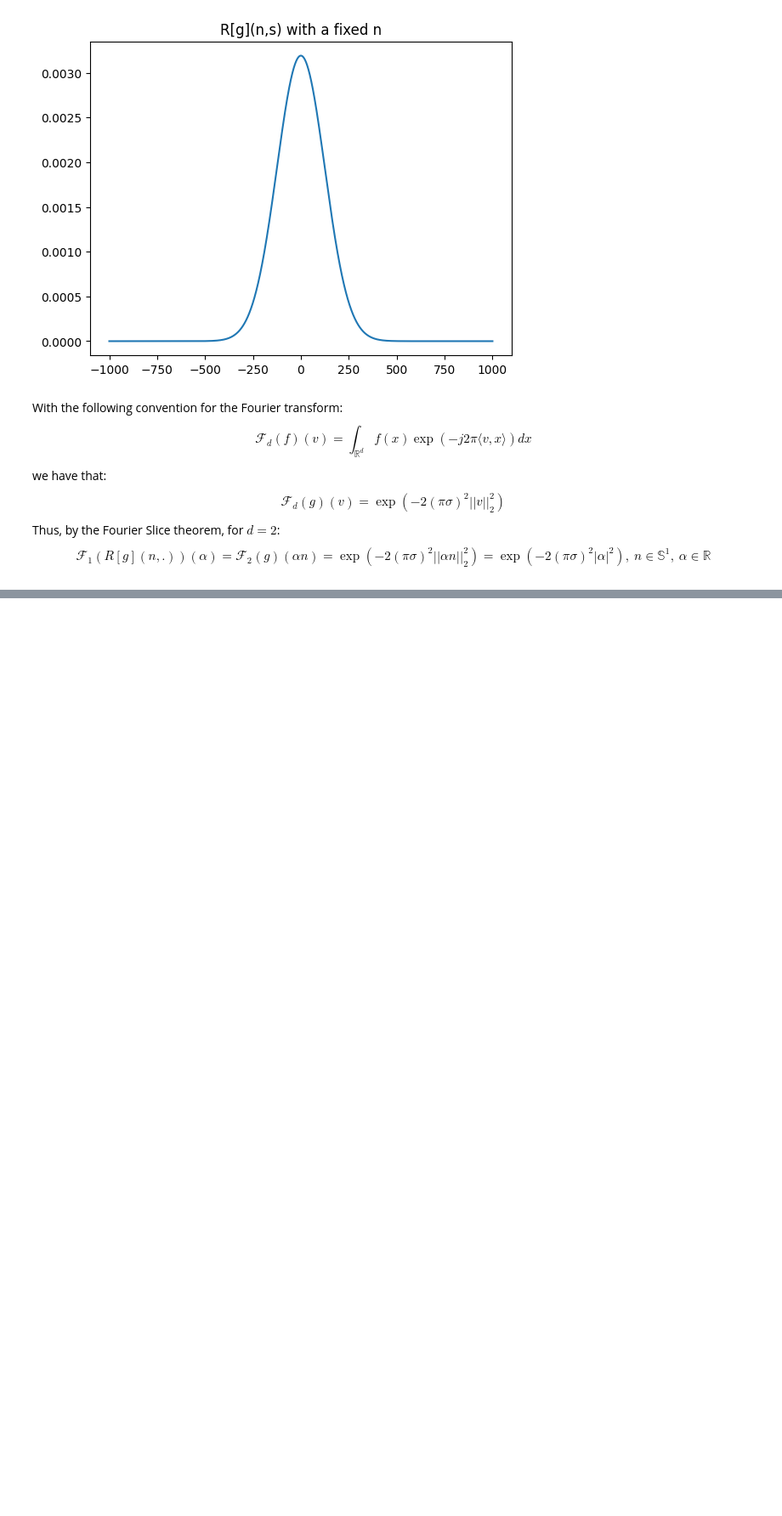
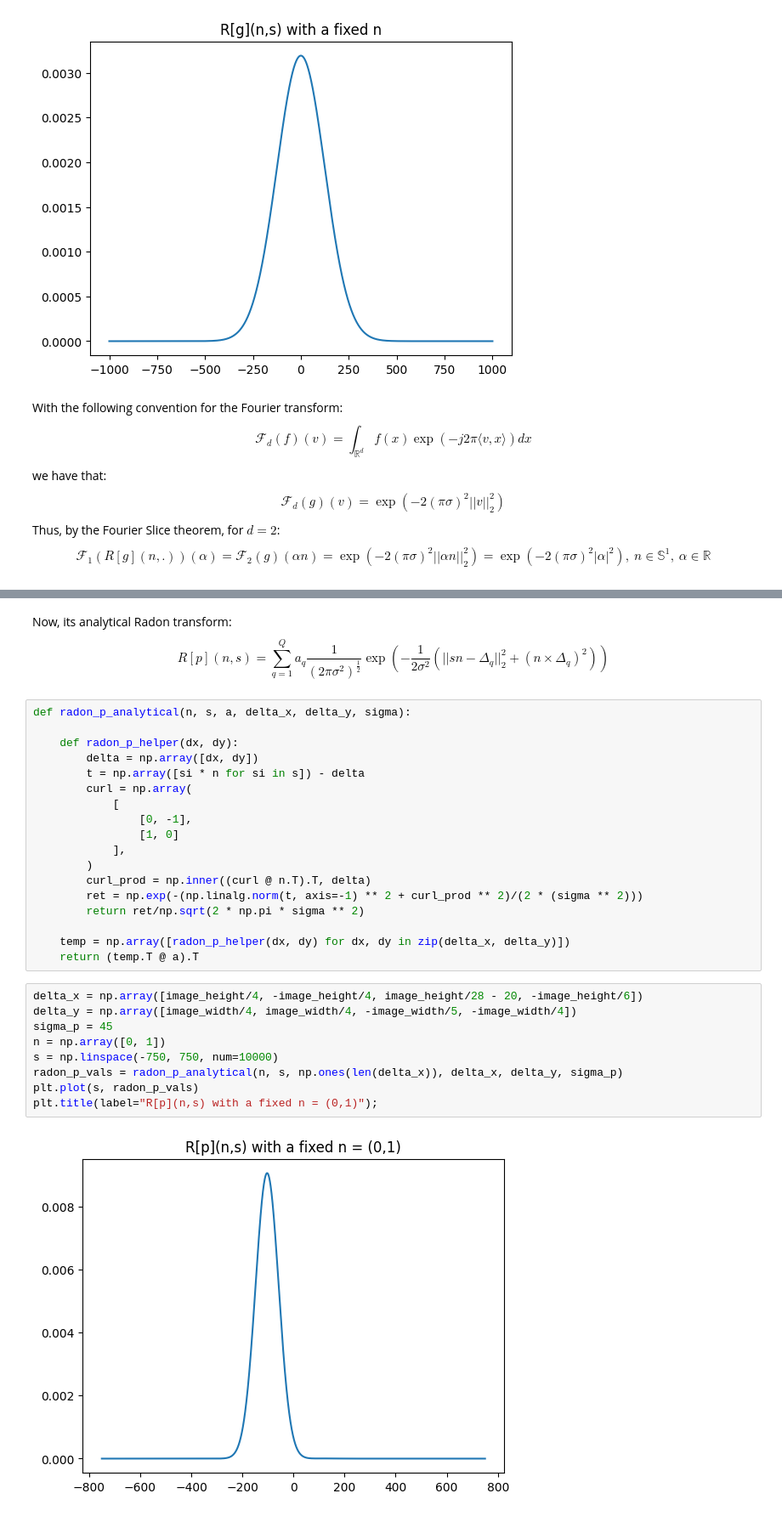
Before and after one commit to Dicedead/pycsou, a Jupyter notebook: src/pycsou/radon/radon_tests.ipynb, the cells around one changed output, grey strips where cells are left out. Shown at 85% size. Drawn from its saved outputs; the diff is of its cells as text; blank space fills up the shorter version.

```diff
--- a/src/pycsou/radon/radon_tests.ipynb
+++ b/src/pycsou/radon/radon_tests.ipynb
@@ -96,0 +192,34 @@ $$
+# %% [markdown]
+Now, its analytical Radon transform:
+$$
+R[p](n,s) = \sum_{q=1}^Q a_q \frac{1}{(2\pi \sigma^2)^{\frac{1}{2}}}\exp\left(-\frac{1}{2\sigma^2}\left(||sn-\Delta_q||_2^2 + \left(n \times \Delta_q\right)^2\right)\right)
+$$
+# %%
+def radon_p_analytical(n, s, a, delta_x, delta_y, sigma):
+
+    def radon_p_helper(dx, dy):
+        delta = np.array([dx, dy])
+        t = np.array([si * n for si in s]) - delta
+        curl = np.array(
+            [
+                [0, -1],
+                [1, 0]
+            ],
+        )
+        curl_prod = np.inner((curl @ n.T).T, delta)
+        ret = np.exp(-(np.linalg.norm(t, axis=-1) ** 2 + curl_prod ** 2)/(2 * (sigma ** 2)))
+        return ret/np.sqrt(2 * np.pi * sigma ** 2)
+
+    temp = np.array([radon_p_helper(dx, dy) for dx, dy in zip(delta_x, delta_y)])
+    return (temp.T @ a).T
+# %%
+delta_x = np.array([image_height/4, -image_height/4, image_height/28 - 20, -image_height/6])
+delta_y = np.array([image_width/4, image_width/4, -image_width/5, -image_width/4])
+sigma_p = 45
+n = np.array([0, 1])
+s = np.linspace(-750, 750, num=10000)
+radon_p_vals = radon_p_analytical(n, s, np.ones(len(delta_x)), delta_x, delta_y, sigma_p)
+plt.plot(s, radon_p_vals)
+plt.title(label="R[p](n,s) with a fixed n = (0,1)");
+# %% [output]
+[figure, added]
```
Also changed, not shown: parts of 17 cells of this notebook.
